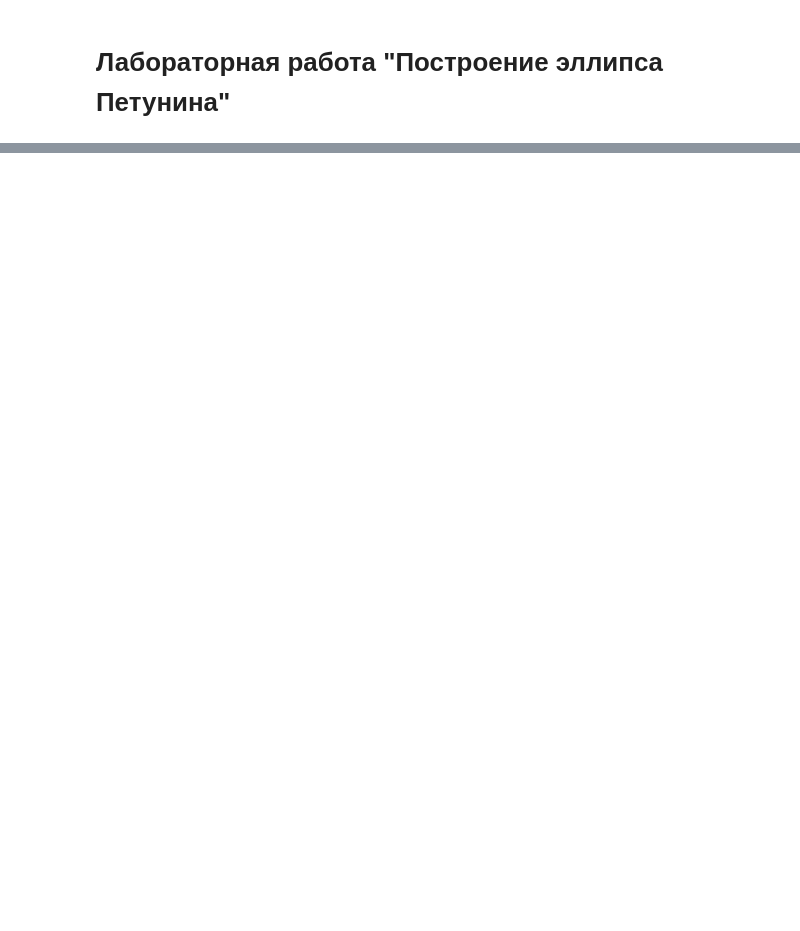
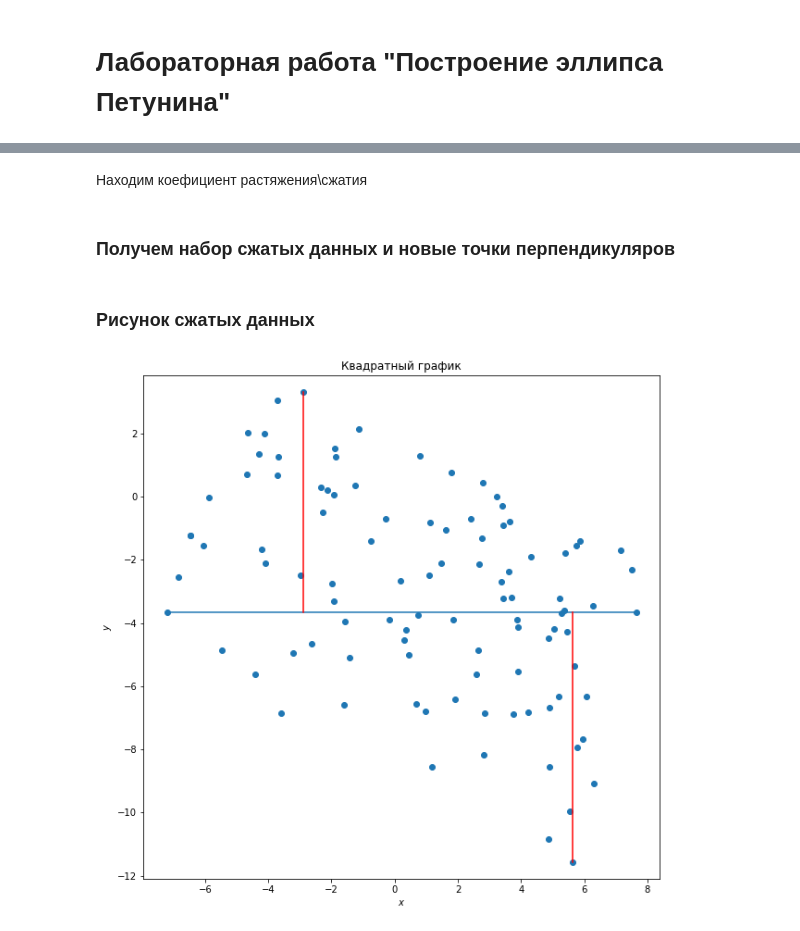
Before and after one commit to AlKravets/Pattern-Recognition, a Jupyter notebook: Lab1/python/main.ipynb, the cells around one changed output, grey strips where cells are left out. Saved outputs shown, nothing was run; the diff lists cells and outputs as text; code cells hidden in the pictures; blank space fills up the shorter version.

```diff
--- a/Lab1/python/main.ipynb
+++ b/Lab1/python/main.ipynb
@@ -186,0 +181,35 @@ third_pic(rdata, index, (seg1,seg2))
+# %%
+def compression_ratio(rdata, index_max, v_index):
+    """
+    находит коэффициент сжатия/растяжения по x для получения квадрата,
+    а именно равенства отрезков, что были получены из index_max, v_index
+    """
+    x_length = np.abs(rdata[0,index_max[1]] - rdata[0,index_max[0]])
+    y_length = np.abs(rdata[1,v_index[1]] - rdata[1,v_index[0]])
+    return y_length/ x_length
+# %% [markdown]
+Находим коефициент растяжения\сжатия
+# %%
+koef = compression_ratio(rdata, index_max, v_index)
+# %%
+def make_square_data(rdata, segments, koef):
+    """
+    Функция изменяет данные, сжимает или растягивает по координате x для получения квадрата,
+    а именно равенства отрезков, что были получены из index_max, v_index
+    """
+    s_rdata = rdata.copy()
+    s_rdata[0]= s_rdata[0]* koef
+    s_segments= segments.copy()
+    for i in range(len(s_segments)):
+        s_segments[i][0]*= koef
+    return s_rdata, s_segments
+# %% [markdown]
+### Получем набор сжатых данных и новые точки перпендикуляров
+# %%
+s_rdata, s_segments = make_square_data(rdata, segments, koef)
+# %% [markdown]
+### Рисунок сжатых данных
+# %%
+_ = third_pic(s_rdata,index_max,v_index, s_segments, size =10, title="Квадратный график")
+# %% [output]
+[figure, added]
```
Also changed, not shown: parts of 87 cells of this notebook, 1 other file.
